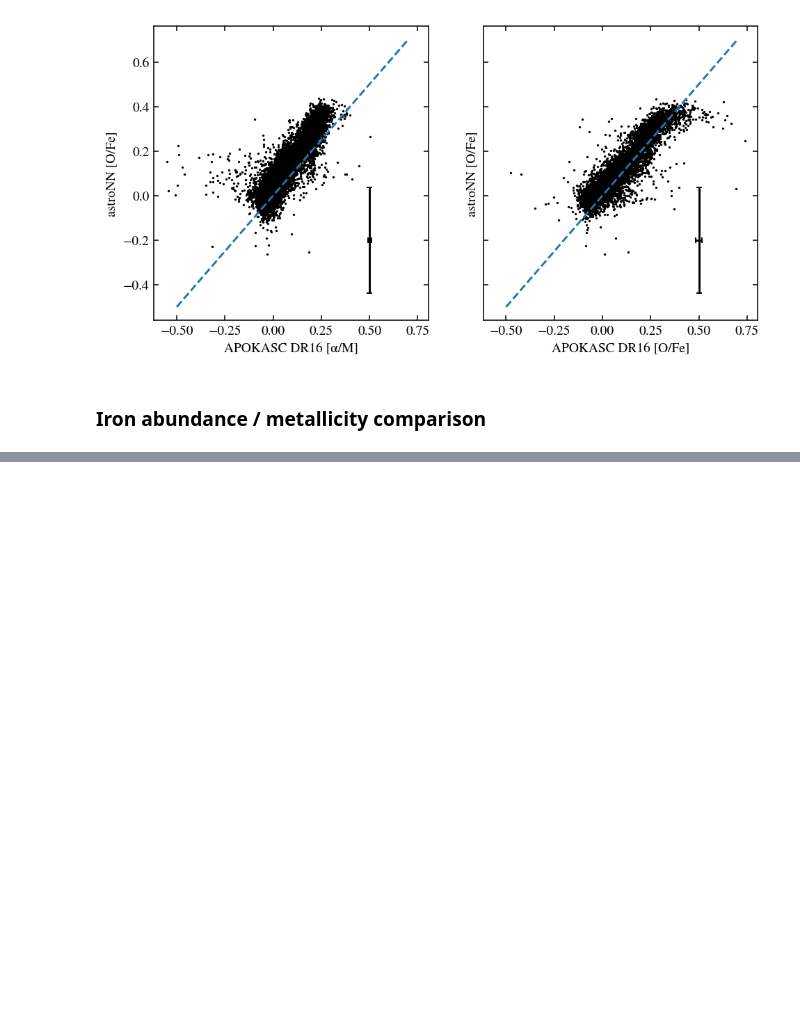
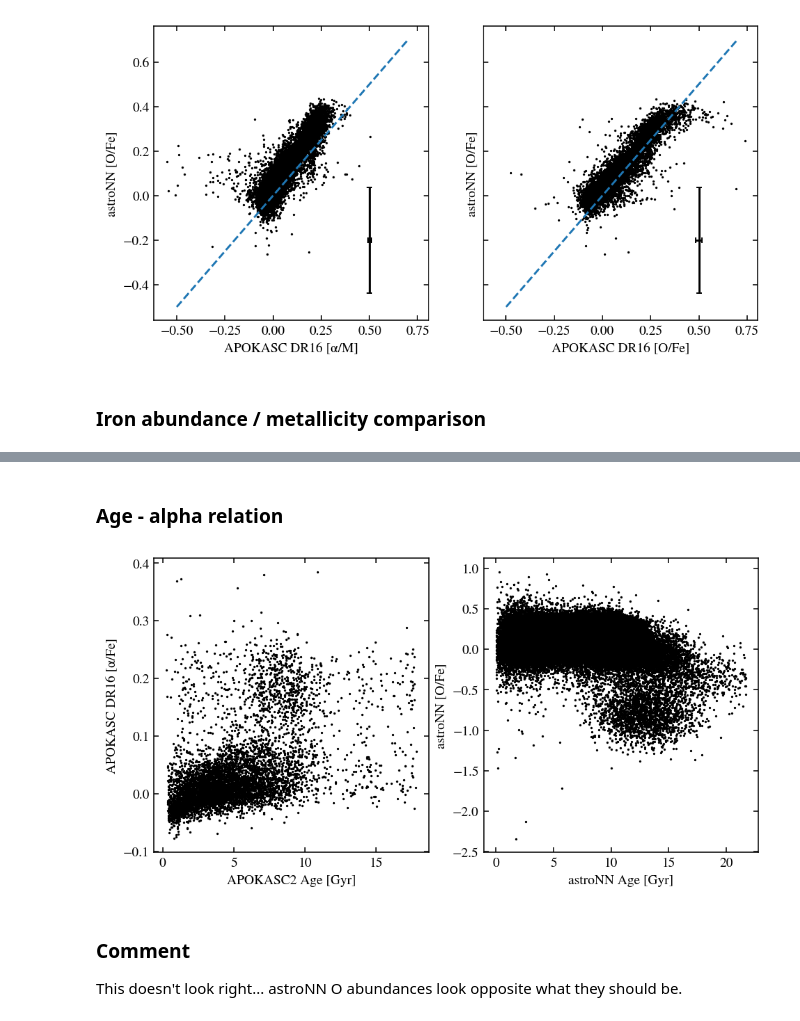
Before and after one commit to lodubay/first-year-project, a Jupyter notebook: compare_datasets.ipynb, the cells around one changed output, grey strips where cells are left out. Drawn from its saved outputs; the diff is of its cells as text; code cells hidden in the pictures; blank space fills up the shorter version.

```diff
--- a/compare_datasets.ipynb
+++ b/compare_datasets.ipynb
@@ -272,0 +272,25 @@ plt.show()
+# %% [markdown]
+### Age - alpha relation
+# %%
+fig, axs = plt.subplots(1, 2, figsize=(8, 4))
+# APOKASC data
+ax = axs[0]
+age_alpha = stellar_params[(pd.notna(stellar_params['APOKASC2_AGE'])) & (pd.notna(stellar_params['DR16_ALP_M_COR']))]
+ax.scatter(age_alpha['APOKASC2_AGE'], age_alpha['DR16_ALP_M_COR'], c='k', s=.5)
+ax.set_xlabel('APOKASC2 Age [Gyr]')
+ax.set_ylabel('APOKASC DR16 [α/Fe]')
+
+# astroNN data
+ax = axs[1]
+age_alpha = stellar_params[(pd.notna(stellar_params['ASTRONN_AGE'])) & (pd.notna(stellar_params['ASTRONN_O_FE']))]
+age_alpha.drop(age_alpha[(age_alpha['ASTRONN_O_FE'] < -3) | (age_alpha['ASTRONN_O_FE'] > 1)].index, inplace=True)
+ax.scatter(age_alpha['ASTRONN_AGE'], age_alpha['ASTRONN_O_FE'], c='k', s=.5)
+ax.set_xlabel('astroNN Age [Gyr]')
+ax.set_ylabel('astroNN [O/Fe]')
+plt.show()
+# %% [output]
+[figure, added]
+# %% [markdown]
+### Comment
+
+This doesn't look right... astroNN O abundances look opposite what they should be.
```
Also changed, not shown: parts of 1 cell of this notebook.
